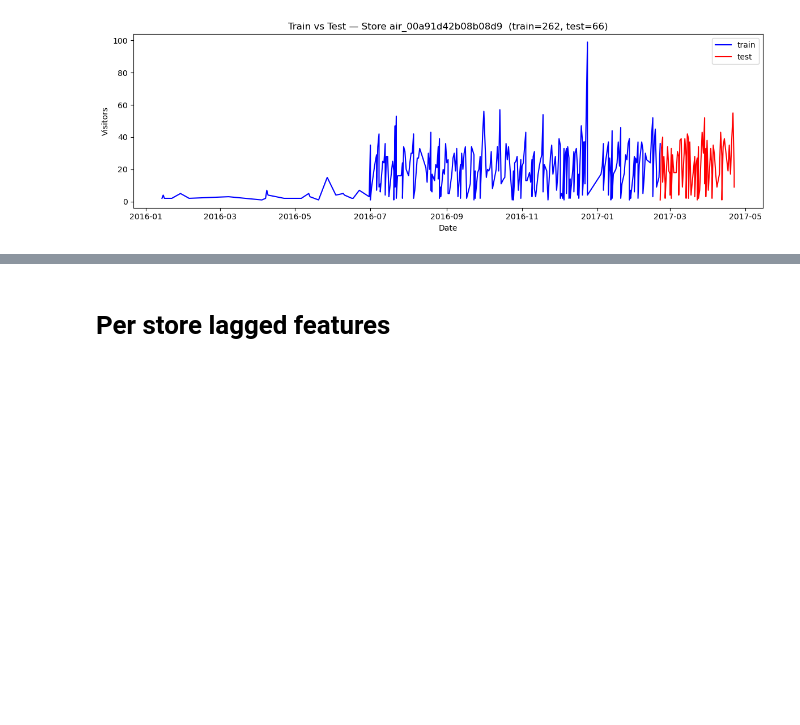
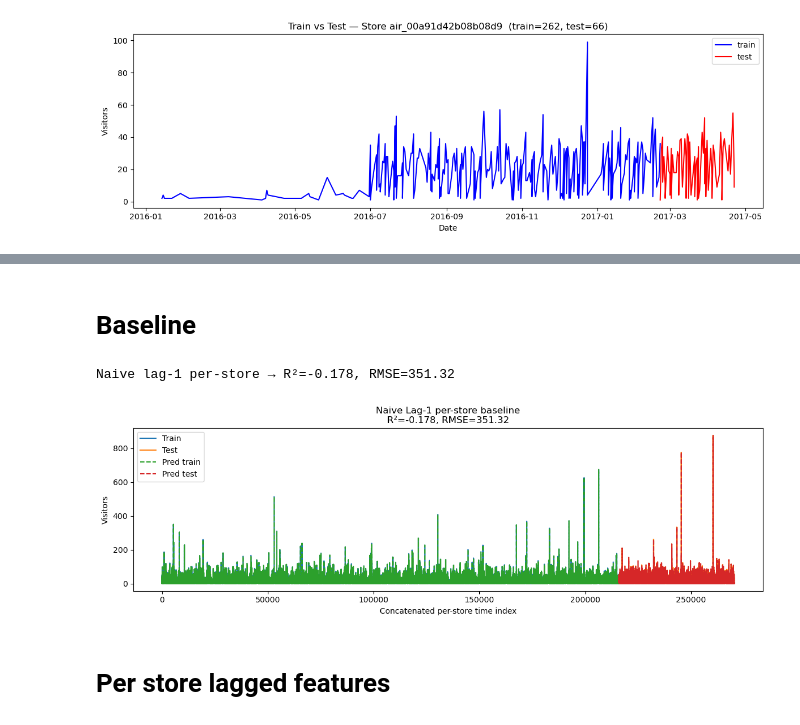
Before and after one commit to MengenL-ds/Forecasting-Restaurant-Visitor-Demand-with-Machine-Learning, a Jupyter notebook: notebooks/Per_store_visitor_count.ipynb, the cells around one changed output, grey strips where cells are left out. Saved outputs shown, nothing was run; the diff lists cells and outputs as text; code cells hidden in the pictures; blank space fills up the shorter version.

```diff
--- a/notebooks/Per_store_visitor_count.ipynb
+++ b/notebooks/Per_store_visitor_count.ipynb
@@ -194,3 +197,10 @@ for sid in top_stores:
+# %% [markdown]
+# Baseline
+# %%
+r2, rmse = naive_lag1_per_store(per_air_store_combined)
+# %% [output]
+Naive lag-1 per-store → R²=-0.178, RMSE=351.32
+[figure, added]
 # %% [markdown]
 # Per store lagged features
 # %%
```
Also changed, not shown: parts of 6 cells of this notebook, 23 other files.
